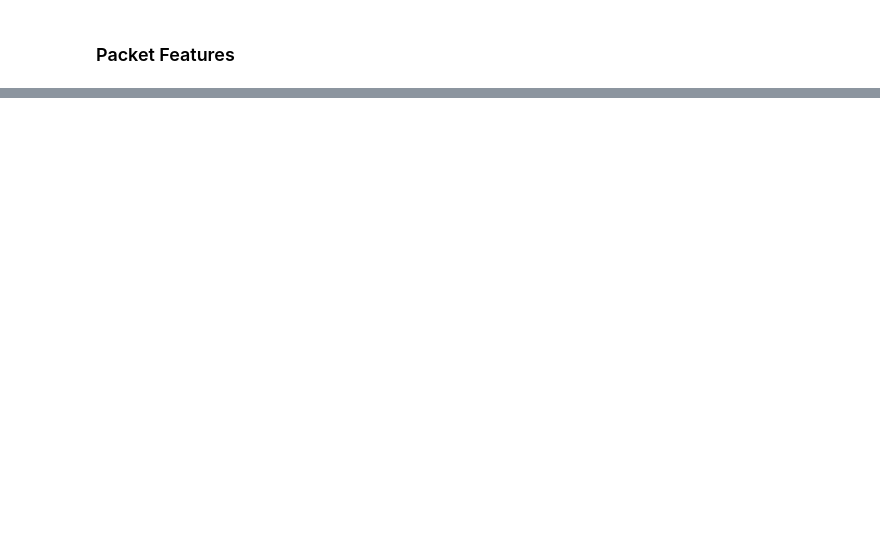
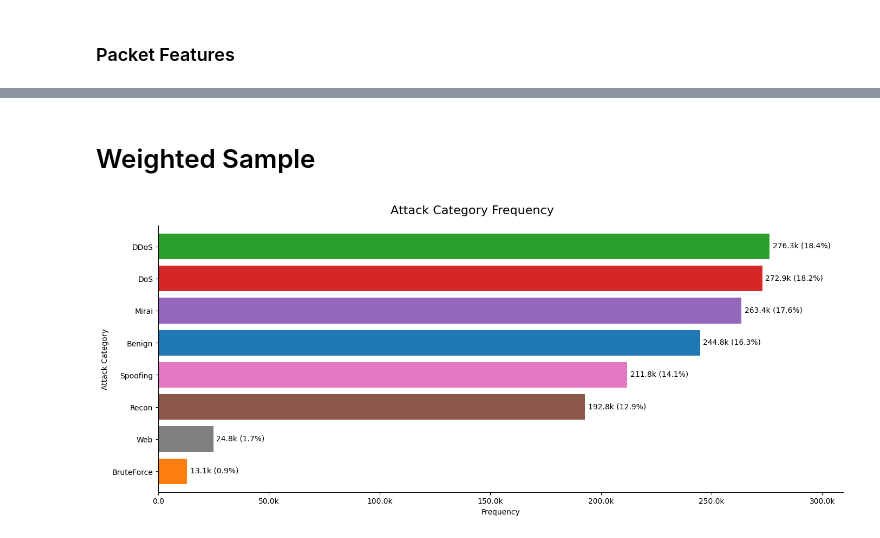
Before and after one commit to inaciobr/Multi-Stage-IoT-Intrusion-Detection, a Jupyter notebook: notebooks/1 - EDA.ipynb, the cells around one changed output, grey strips where cells are left out. Drawn from its saved outputs; the diff is of its cells as text; code cells hidden in the pictures; blank space fills up the shorter version.

```diff
--- a/notebooks/1 - EDA.ipynb
+++ b/notebooks/1 - EDA.ipynb
@@ -199,7 +197,7 @@ def plot_frequency_barh(column, feature, color_map=None):
         plt.text(
             x=value + h_displacement,
             y=index + y_displacement,
-            s=full_eng_formatter(value, len(df))
+            s=full_eng_formatter(value, sum(counts))
         )
 
     ax.set_xlabel('Frequency')
@@ -687,0 +697,10 @@ Wall time: 1min 14s
+# %% [markdown]
+# Weighted Sample
+# %%
+plot_frequency_barh(
+    column=df_sample.general_label,
+    feature='Attack Category',
+    color_map=general_attack_color
+)
+# %% [output]
+[figure, added]
```
Also changed, not shown: parts of 12 cells of this notebook, 3 other files.
